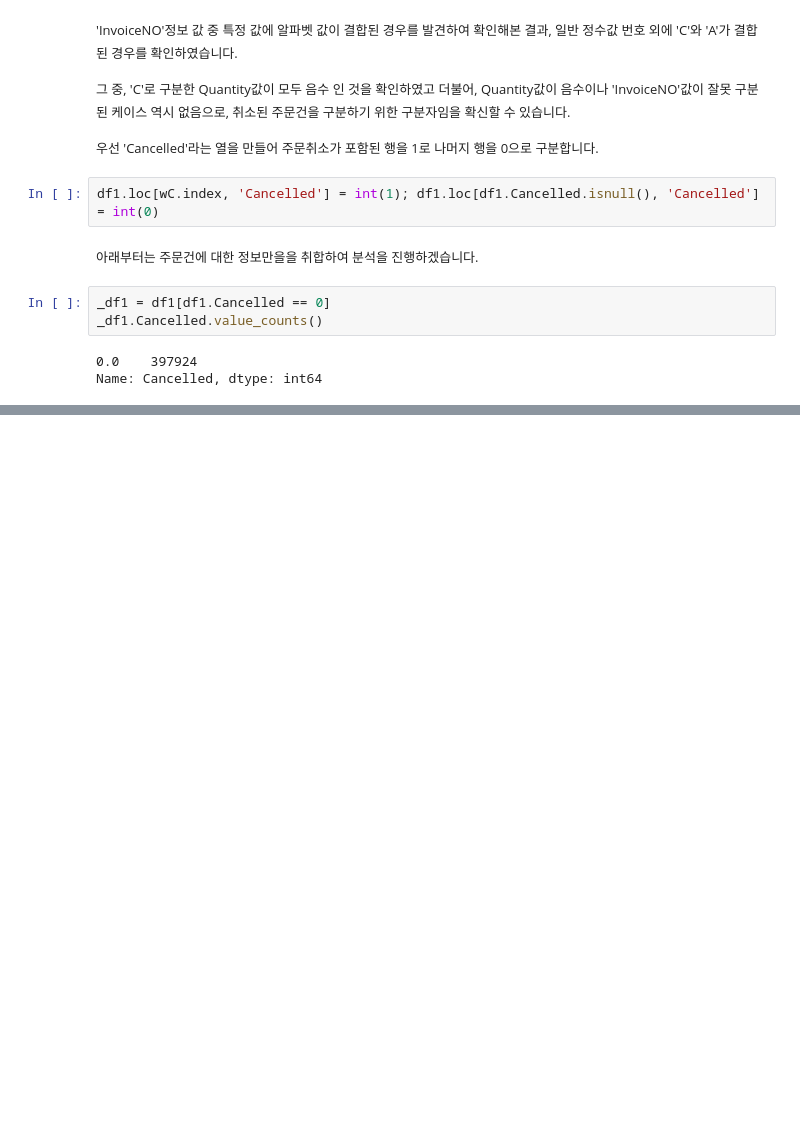
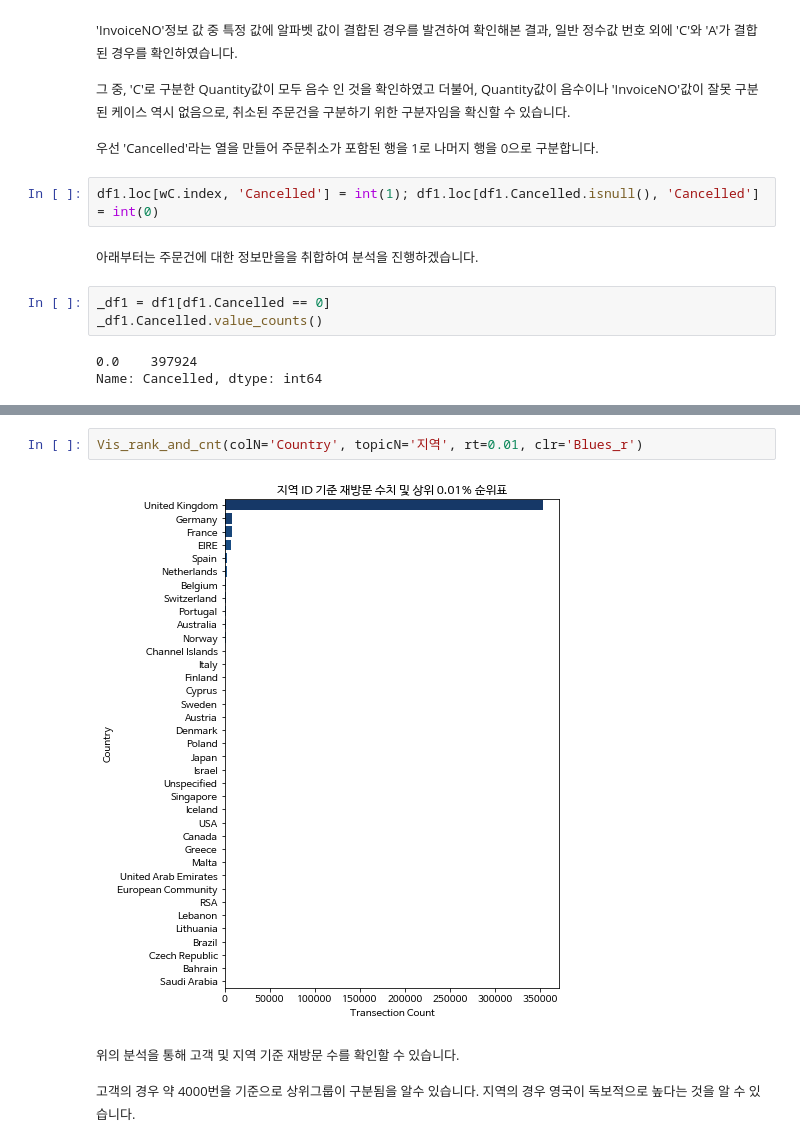
Before and after one commit to mwithgod3952/Conquering-Kaggle-s-challenge, a Jupyter notebook: Marketing_Analytics_Cohort_Analysis.ipynb, the cells around one changed output, grey strips where cells are left out. Saved outputs shown, nothing was run; the diff lists cells and outputs as text; blank space fills up the shorter version.

```diff
--- a/Marketing_Analytics_Cohort_Analysis.ipynb
+++ b/Marketing_Analytics_Cohort_Analysis.ipynb
@@ -259,0 +276,8 @@ for i in range(6):
+# %%
+Vis_rank_and_cnt(colN='Country', topicN='지역', rt=0.01, clr='Blues_r')
+# %% [output]
+[figure, added]
+# %% [markdown]
+<font size = 2>위의 분석을 통해 고객 및 지역 기준 재방문 수를 확인할 수 있습니다.</font>
+
+<font size = 2>고객의 경우 약 4000번을 기준으로 상위그룹이 구분됨을 알수 있습니다. 지역의 경우 영국이 독보적으로 높다는 것을 알 수 있습니다.</font>
```
Also changed, not shown: parts of 16 cells of this notebook.
